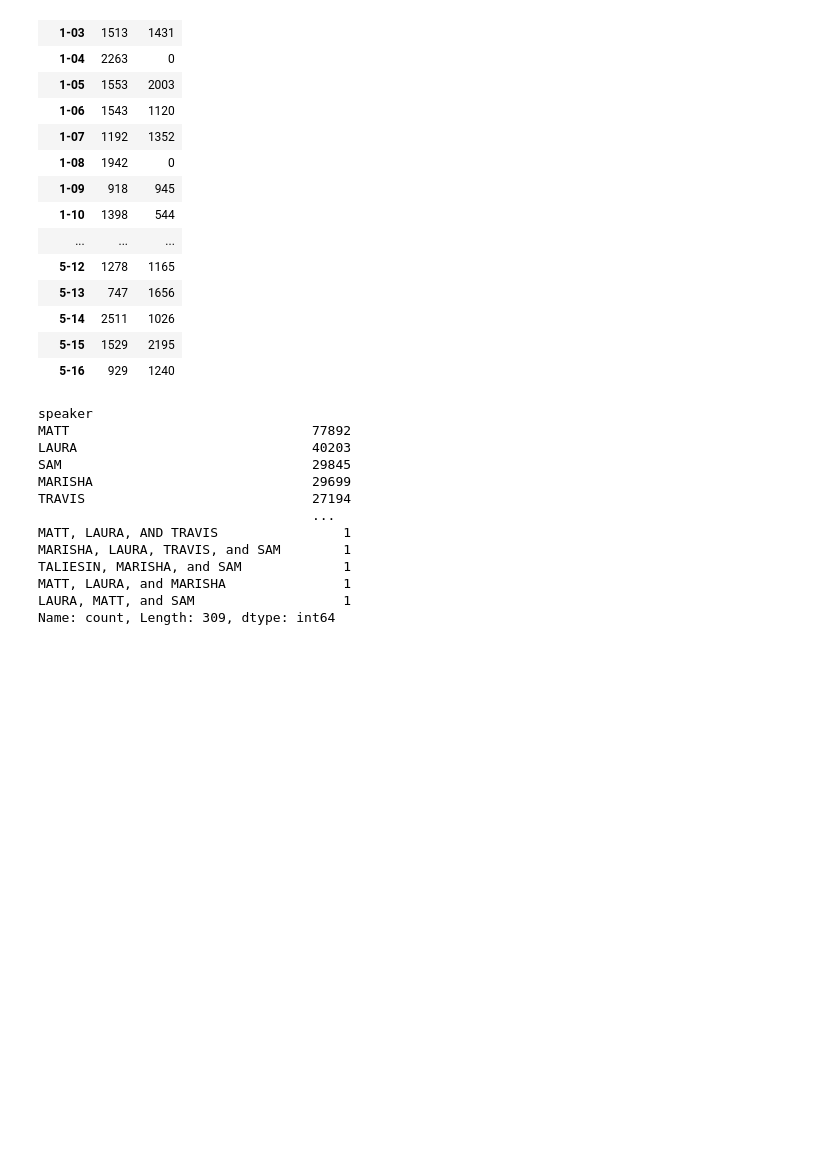
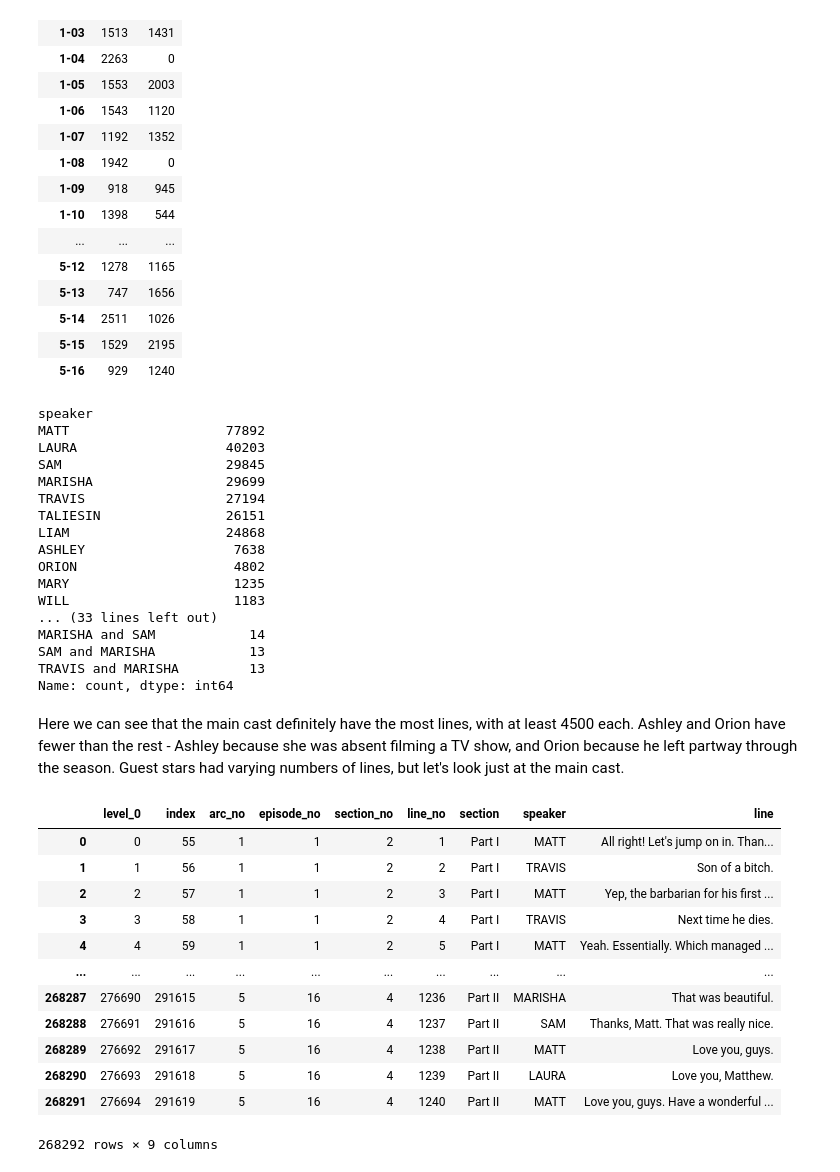
Before and after one commit to wmchad/CritRoleAI, a Jupyter notebook: notebooks/exploration/01_explore_campaign_1.ipynb, the cells around one changed output. Saved outputs shown, nothing was run; the diff lists cells and outputs as text; code cells hidden in the pictures; blank space fills up the shorter version.

```diff
--- a/notebooks/exploration/01_explore_campaign_1.ipynb
+++ b/notebooks/exploration/01_explore_campaign_1.ipynb
@@ -143,18 +144,44 @@ pd.crosstab(
 | 5-15 | 1529 | 2195 |
 | 5-16 | 929 | 1240 |
 # %%
-print(filtered_transcripts['speaker'].value_counts())
+speaker_counts = filtered_transcripts['speaker'].value_counts()
+print(speaker_counts[speaker_counts > 10])
 # %% [output]
 speaker
-MATT                               77892
-LAURA                              40203
-SAM                                29845
-MARISHA                            29699
-TRAVIS                             27194
-                                   ...
-MATT, LAURA, AND TRAVIS                1
-MARISHA, LAURA, TRAVIS, and SAM        1
-TALIESIN, MARISHA, and SAM             1
-MATT, LAURA, and MARISHA               1
-LAURA, MATT, and SAM                   1
-Name: count, Length: 309, dtype: int64
+MATT                    77892
+LAURA                   40203
+SAM                     29845
+MARISHA                 29699
+TRAVIS                  27194
+TALIESIN                26151
+LIAM                    24868
+ASHLEY                   7638
+ORION                    4802
+MARY                     1235
+WILL                     1183
+... (33 lines left out)
+MARISHA and SAM            14
+SAM and MARISHA            13
+TRAVIS and MARISHA         13
+Name: count, dtype: int64
+# %% [markdown]
+Here we can see that the main cast definitely have the most lines, with at least 4500 each. Ashley and Orion have fewer than the rest - Ashley because she was absent filming a TV show, and Orion because he left partway through the season. Guest stars had varying numbers of lines, but let's look just at the main cast.
+# %%
+main_cast = speaker_counts[speaker_counts > 4500].index.to_list()
+main_cast_transcripts = filtered_transcripts[filtered_transcripts['speaker'].isin(main_cast)]
+main_cast_transcripts.reset_index(inplace = True)
+main_cast_transcripts
+# %% [output]
+|  | level_0 | index | arc_no | episode_no | section_no | line_no | section | speaker | line |
+| 0 | 0 | 55 | 1 | 1 | 2 | 1 | Part I | MATT | All right! Let's jump on in. Than... |
+| 1 | 1 | 56 | 1 | 1 | 2 | 2 | Part I | TRAVIS | Son of a bitch. |
+| 2 | 2 | 57 | 1 | 1 | 2 | 3 | Part I | MATT | Yep, the barbarian for his first ... |
+| 3 | 3 | 58 | 1 | 1 | 2 | 4 | Part I | TRAVIS | Next time he dies. |
+| 4 | 4 | 59 | 1 | 1 | 2 | 5 | Part I | MATT | Yeah. Essentially. Which managed ... |
+| ... | ... | ... | ... | ... | ... | ... | ... | ... | ... |
+| 268287 | 276690 | 291615 | 5 | 16 | 4 | 1236 | Part II | MARISHA | That was beautiful. |
+| 268288 | 276691 | 291616 | 5 | 16 | 4 | 1237 | Part II | SAM | Thanks, Matt. That was really nice. |
+| 268289 | 276692 | 291617 | 5 | 16 | 4 | 1238 | Part II | MATT | Love you, guys. |
+| 268290 | 276693 | 291618 | 5 | 16 | 4 | 1239 | Part II | LAURA | Love you, Matthew. |
+| 268291 | 276694 | 291619 | 5 | 16 | 4 | 1240 | Part II | MATT | Love you, guys. Have a wonderful ... |
+268292 rows × 9 columns
```
Also changed, not shown: parts of 5 cells of this notebook.
